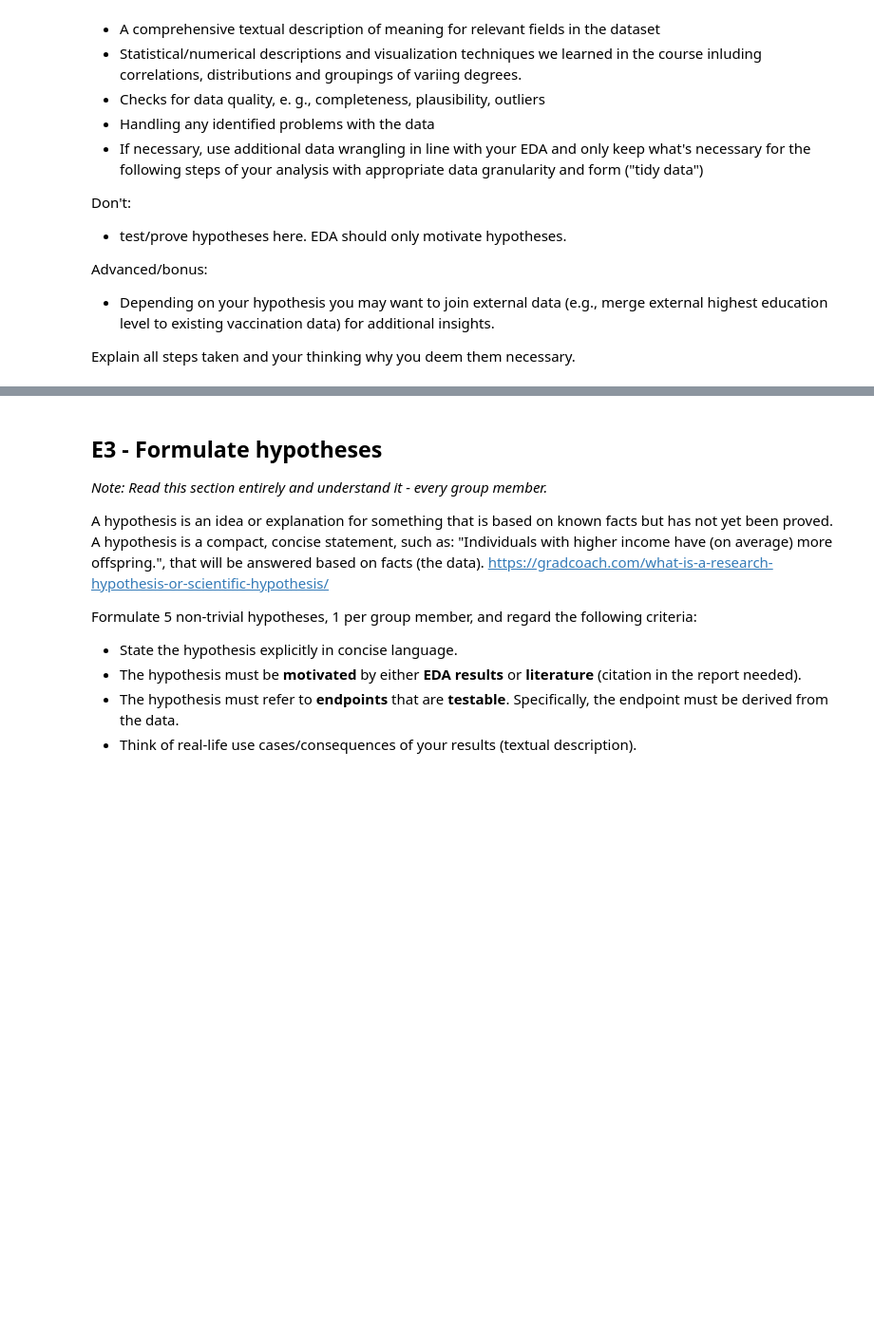
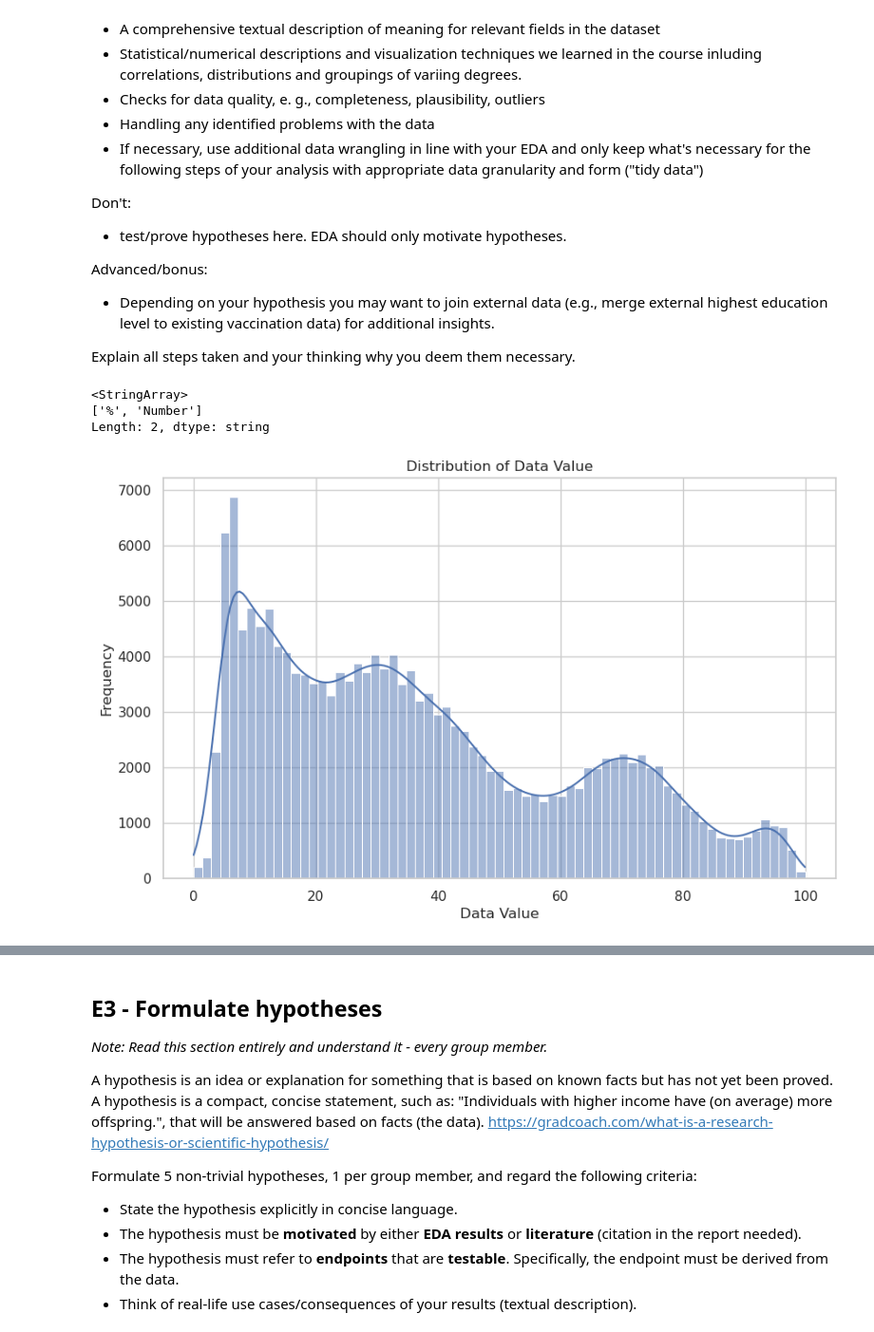
Before and after one commit to toporek3112/de_python_project, a Jupyter notebook: prj01.ipynb, the cells around one changed output, grey strips where cells are left out. Shown: that part at 95% size. Saved outputs shown, nothing was run; the diff lists cells and outputs as text; code cells hidden in the pictures; blank space fills up the shorter version.

```diff
--- a/prj01.ipynb
+++ b/prj01.ipynb
@@ -210,0 +197,24 @@ Explain all steps taken and your thinking why you deem them necessary.
+# %%
+data_cleaned['Data_Value_Unit'].unique()
+# data_cleaned['DataValueTypeID'].unique()
+# data_cleaned['Data_Value_Type'].unique()
+# data_cleaned['Data_Value'].unique()
+# %% [output]
+<StringArray>
+['%', 'Number']
+Length: 2, dtype: string
+# %%
+# Statustical Numerical description
+
+sns.set(style="whitegrid")
+data_subset = data_cleaned.sample(n=10000, random_state=1)
+
+# Plot 1: Distribution of 'Data_Value' (after handling missing values)
+plt.figure(figsize=(10, 6))
+sns.histplot(data_cleaned['Data_Value'], kde=True)
+plt.title('Distribution of Data Value')
+plt.xlabel('Data Value')
+plt.ylabel('Frequency')
+plt.show()
+# %% [output]
+[figure, new version]
```
Also changed, not shown: parts of 14 cells of this notebook, 3 other files.
